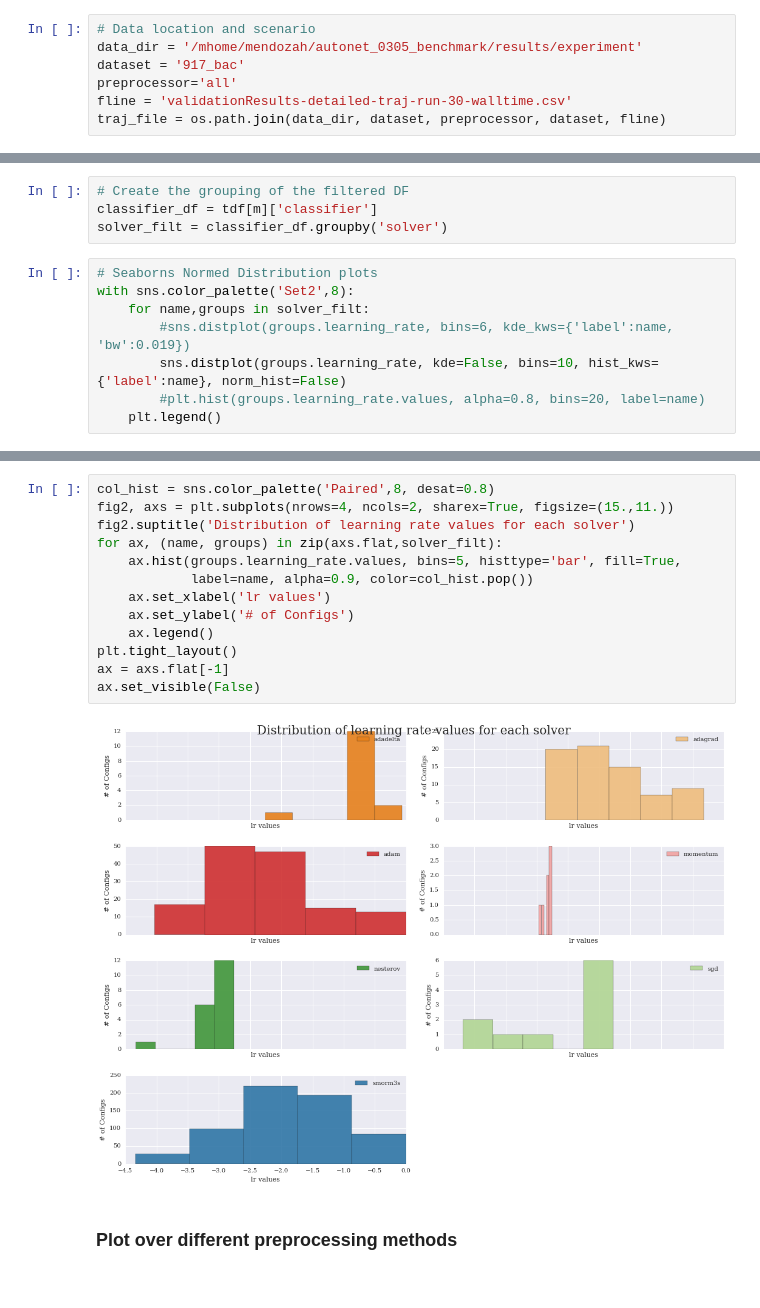
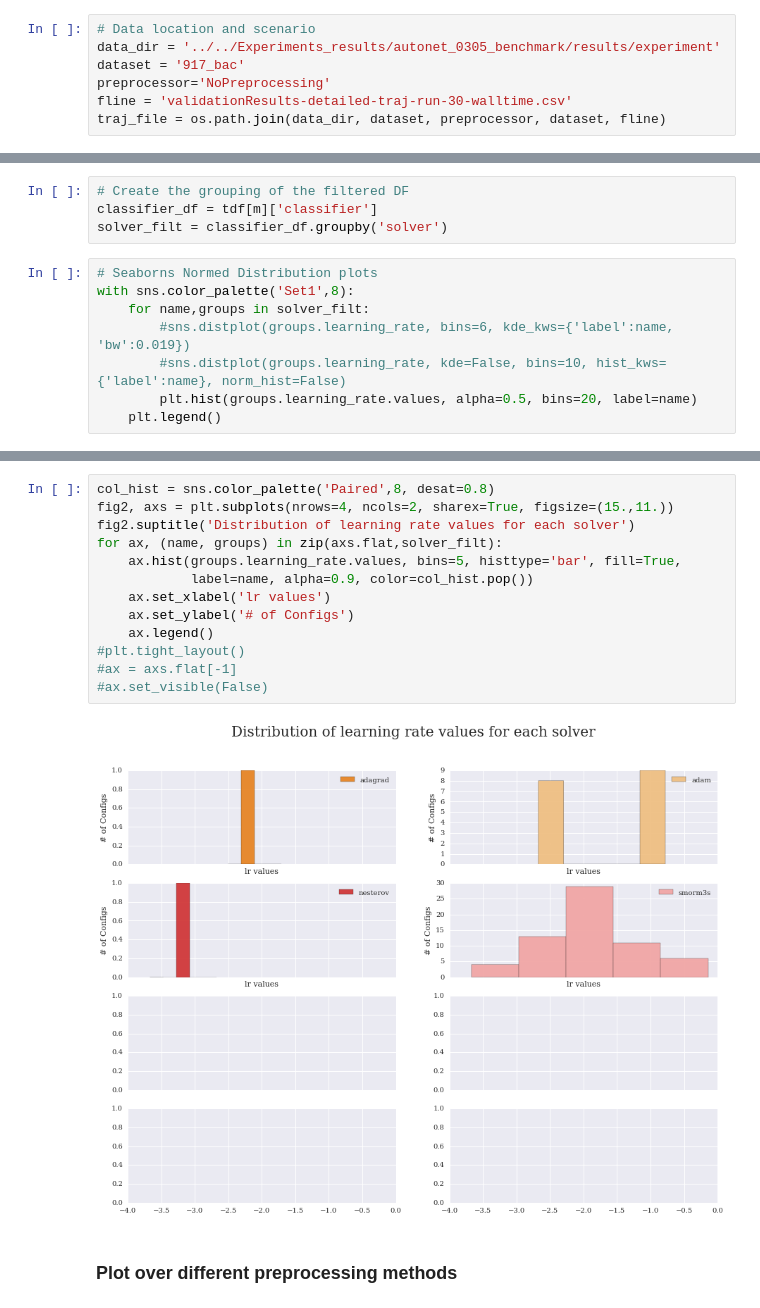
Before and after one commit to hmendozap/master-arbeit-projects, a Jupyter notebook: plotting_param_distros/Validation_Configs_Plots.ipynb, the cells around one changed output, grey strips where cells are left out. Saved outputs shown, nothing was run; the diff lists cells and outputs as text.

Commit message:
improved architectural plotting

```diff
--- a/plotting_param_distros/Validation_Configs_Plots.ipynb
+++ b/plotting_param_distros/Validation_Configs_Plots.ipynb
@@ -19,9 +19,9 @@ plt.rc('text', usetex=False)
 plt.rc('font', size=20.0, family='serif')
 # %%
 # Data location and scenario
-data_dir = '/mhome/mendozah/autonet_0305_benchmark/results/experiment'
+data_dir = '../../Experiments_results/autonet_0305_benchmark/results/experiment'
 dataset = '917_bac'
-preprocessor='all'
+preprocessor='NoPreprocessing'
 fline = 'validationResults-detailed-traj-run-30-walltime.csv'
 traj_file = os.path.join(data_dir, dataset, preprocessor, dataset, fline)
 # %%
@@ -105,10 +105,10 @@ classifier_df = tdf[m]['classifier']
 solver_filt = classifier_df.groupby('solver')
 # %%
 # Seaborns Normed Distribution plots
-with sns.color_palette('Set2',8):
+with sns.color_palette('Set1',8):
     for name,groups in solver_filt:
         #sns.distplot(groups.learning_rate, bins=6, kde_kws={'label':name, 'bw':0.019})
-        sns.distplot(groups.learning_rate, kde=False, bins=10, hist_kws={'label':name}, norm_hist=False)
-        #plt.hist(groups.learning_rate.values, alpha=0.8, bins=20, label=name)
+        #sns.distplot(groups.learning_rate, kde=False, bins=10, hist_kws={'label':name}, norm_hist=False)
+        plt.hist(groups.learning_rate.values, alpha=0.5, bins=20, label=name)
     plt.legend()
 # %% [output]
@@ -116,18 +116,18 @@ with sns.color_palette('Set2',8):
 # %%
 col_hist = sns.color_palette('Paired',8, desat=0.8)
 fig2, axs = plt.subplots(nrows=4, ncols=2, sharex=True, figsize=(15.,11.))
 fig2.suptitle('Distribution of learning rate values for each solver')
 for ax, (name, groups) in zip(axs.flat,solver_filt):
     ax.hist(groups.learning_rate.values, bins=5, histtype='bar', fill=True,
             label=name, alpha=0.9, color=col_hist.pop())
     ax.set_xlabel('lr values')
     ax.set_ylabel('# of Configs')
     ax.legend()
-plt.tight_layout()
-ax = axs.flat[-1]
-ax.set_visible(False)
+#plt.tight_layout()
+#ax = axs.flat[-1]
+#ax.set_visible(False)
 # %% [output]
-[figure, old version]
+[figure, new version]
 # %% [markdown]
 ### Plot over different preprocessing methods
 # %%
```
Also changed, not shown: parts of 25 cells of this notebook.
